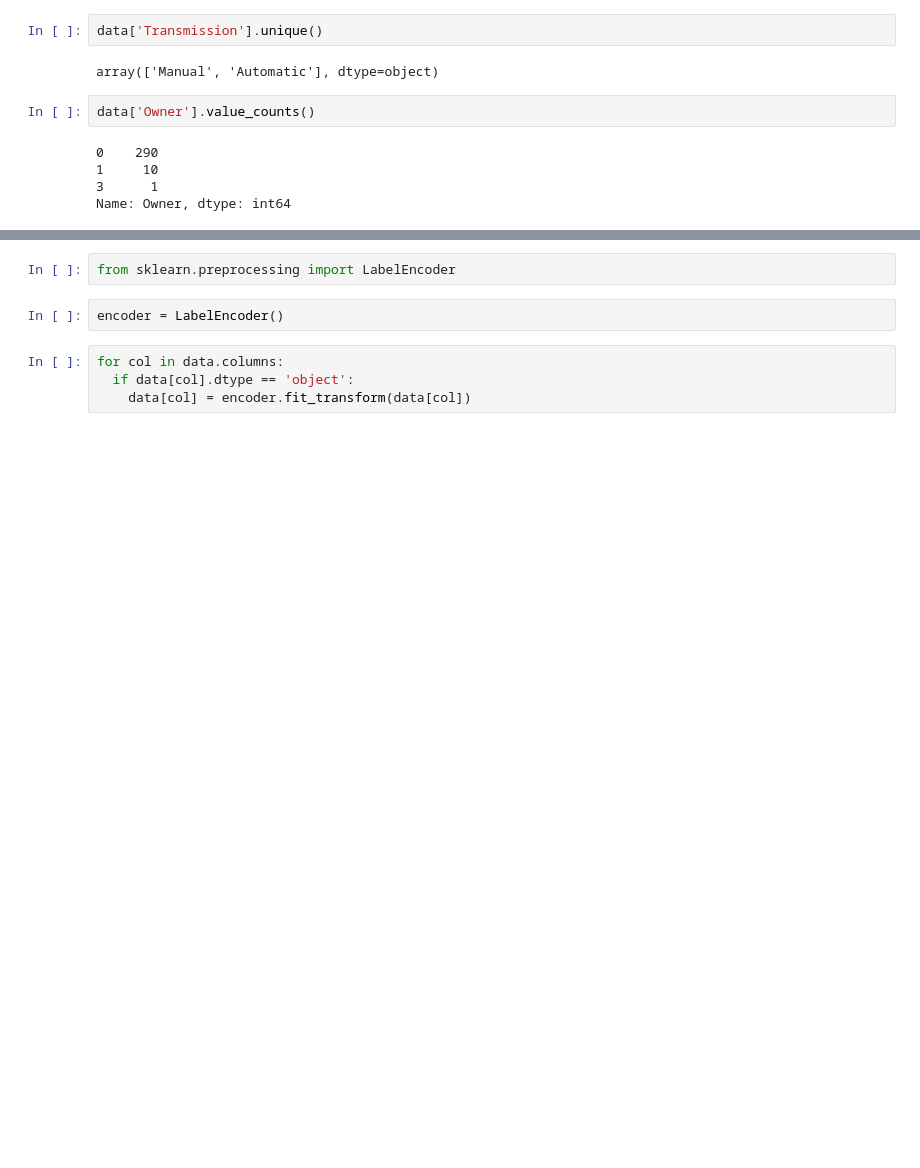
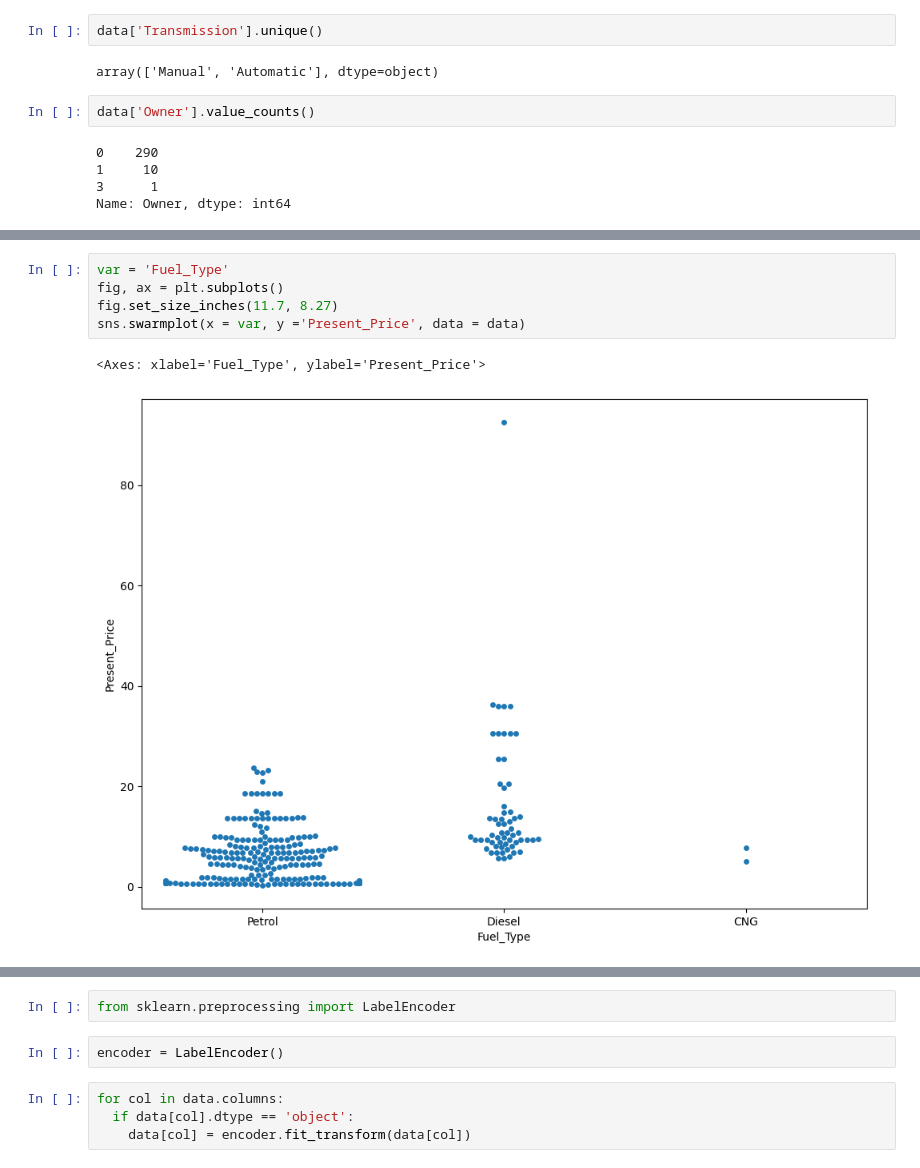
Before and after one commit to N-MOUNIKA-DEEPTHI/Car-Price-Prediction, a Jupyter notebook: CAR_PREDICTION.ipynb, the cells around one changed output, grey strips where cells are left out. Drawn from its saved outputs; the diff is of its cells as text; blank space fills up the shorter version.

```diff
--- a/CAR_PREDICTION.ipynb
+++ b/CAR_PREDICTION.ipynb
@@ -98,0 +145,8 @@ Name: Owner, dtype: int64
+# %%
+var = 'Fuel_Type'
+fig, ax = plt.subplots()
+fig.set_size_inches(11.7, 8.27)
+sns.swarmplot(x = var, y ='Present_Price', data = data)
+# %% [output]
+<Axes: xlabel='Fuel_Type', ylabel='Present_Price'>
+[figure, added]
```
Also changed, not shown: parts of 9 cells of this notebook.
